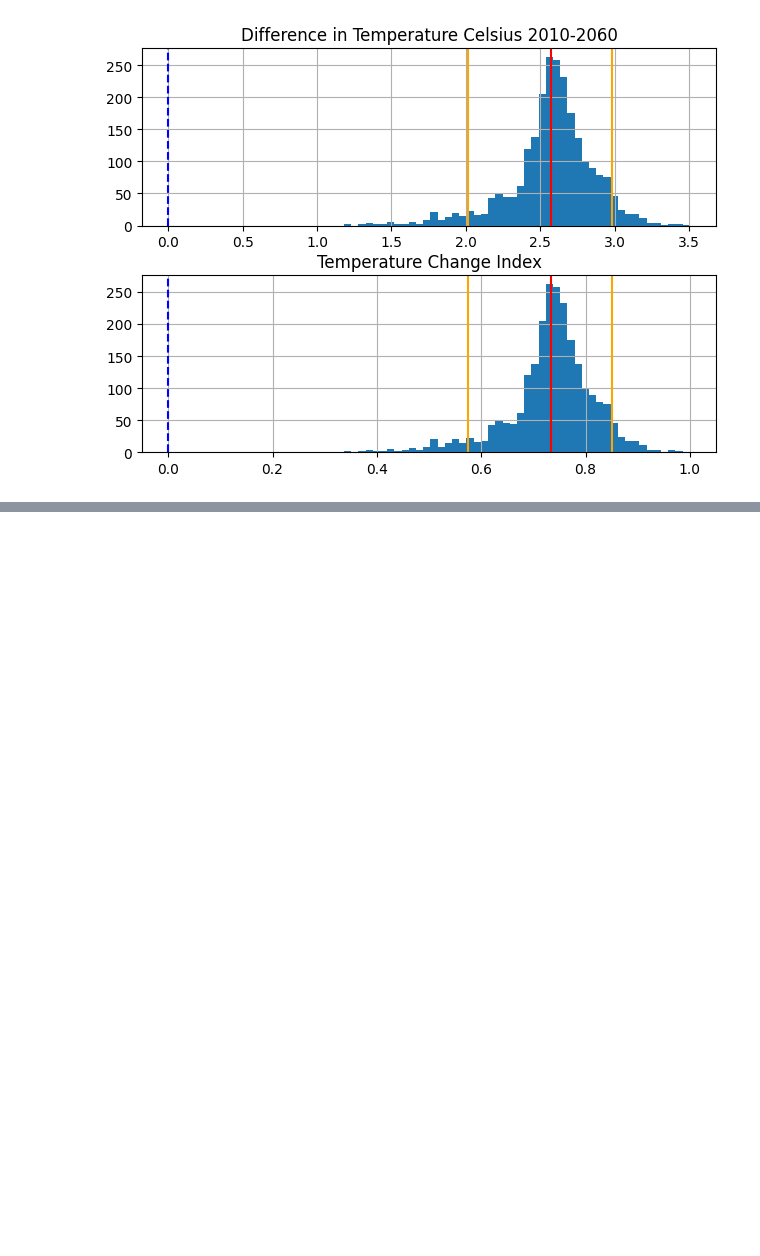
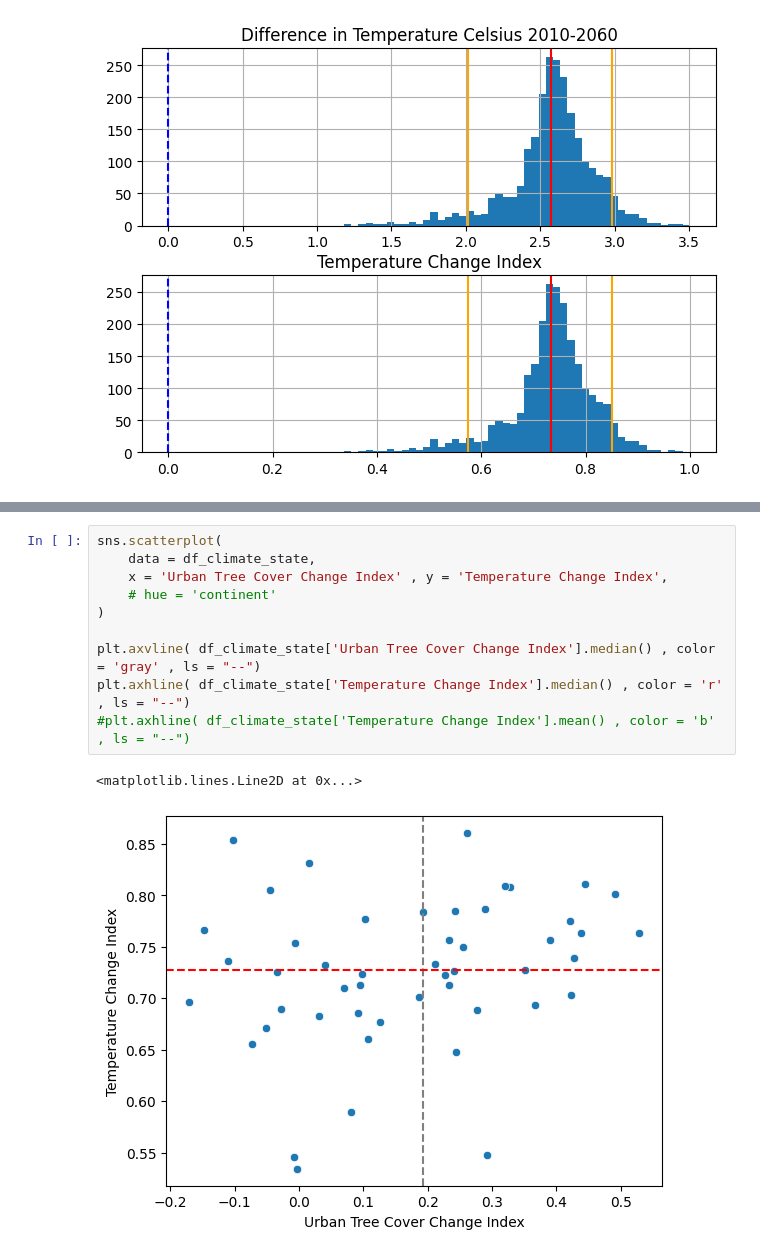
Before and after one commit to jolieleung/climate-treeAnalysis, a Jupyter notebook: urbanforest_threats/Data/urbanforest-threats_eda.ipynb, the cells around one changed output, grey strips where cells are left out. Saved outputs shown, nothing was run; the diff lists cells and outputs as text; blank space fills up the shorter version.

```diff
--- a/urbanforest_threats/Data/urbanforest-threats_eda.ipynb
+++ b/urbanforest_threats/Data/urbanforest-threats_eda.ipynb
@@ -385,0 +534,13 @@ plt.tight_layout( h_pad=0.25)
+# %%
+sns.scatterplot(
+    data = df_climate_state,
+    x = 'Urban Tree Cover Change Index' , y = 'Temperature Change Index',
+    # hue = 'continent'
+)
+
+plt.axvline( df_climate_state['Urban Tree Cover Change Index'].median() , color = 'gray' , ls = "--")
+plt.axhline( df_climate_state['Temperature Change Index'].median() , color = 'r' , ls = "--")
+#plt.axhline( df_climate_state['Temperature Change Index'].mean() , color = 'b' , ls = "--")
+# %% [output]
+<matplotlib.lines.Line2D at 0x...>
+[figure, added]
```
Also changed, not shown: parts of 39 cells of this notebook, 8 other files.
